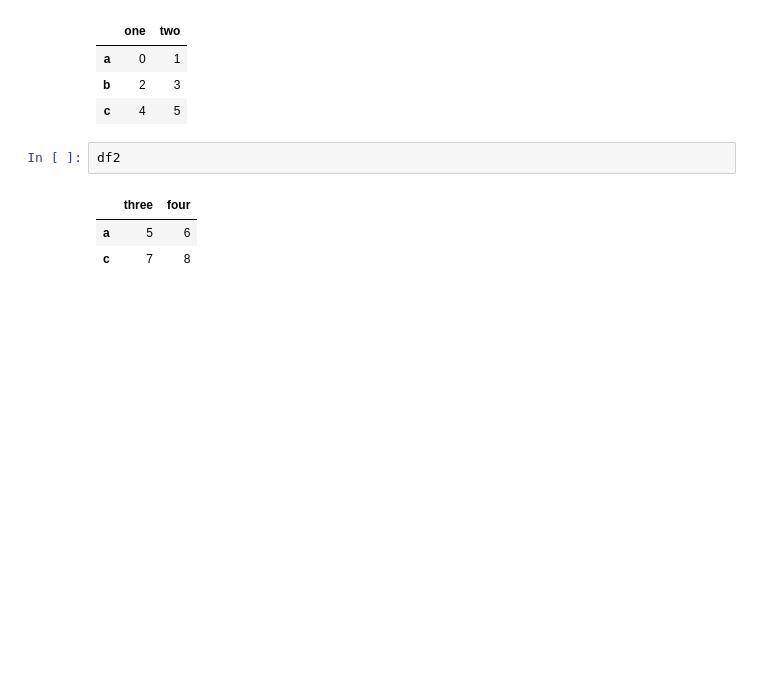
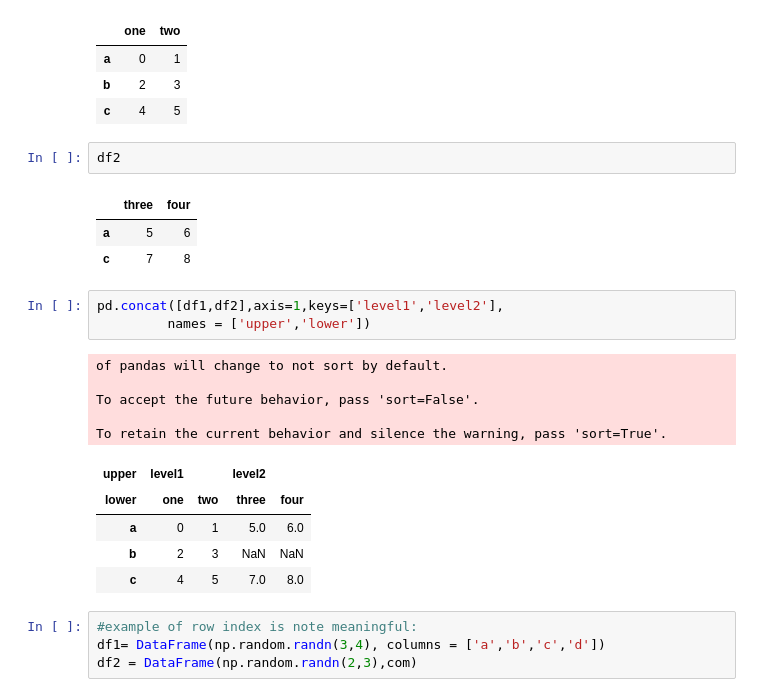
Before and after one commit to shuangsong/python_data_analysis, a Jupyter notebook: note_3.ipynb, the cells around one changed output. Drawn from its saved outputs; the diff is of its cells as text; blank space fills up the shorter version.

```diff
--- a/note_3.ipynb
+++ b/note_3.ipynb
@@ -578,3 +578,21 @@ df2
 |  | three | four |
 | a | 5 | 6 |
 | c | 7 | 8 |
+# %%
+pd.concat([df1,df2],axis=1,keys=['level1','level2'],
+         names = ['upper','lower'])
+# %% [output]
+of pandas will change to not sort by default.
+
+To accept the future behavior, pass 'sort=False'.
+
+To retain the current behavior and silence the warning, pass 'sort=True'.
+| upper | level1 |  | level2 |  |
+| lower | one | two | three | four |
+| a | 0 | 1 | 5.0 | 6.0 |
+| b | 2 | 3 | NaN | NaN |
+| c | 4 | 5 | 7.0 | 8.0 |
+# %%
+#example of row index is note meaningful:
+df1= DataFrame(np.random.randn(3,4), columns = ['a','b','c','d'])
+df2 = DataFrame(np.random.randn(2,3),com)
```
